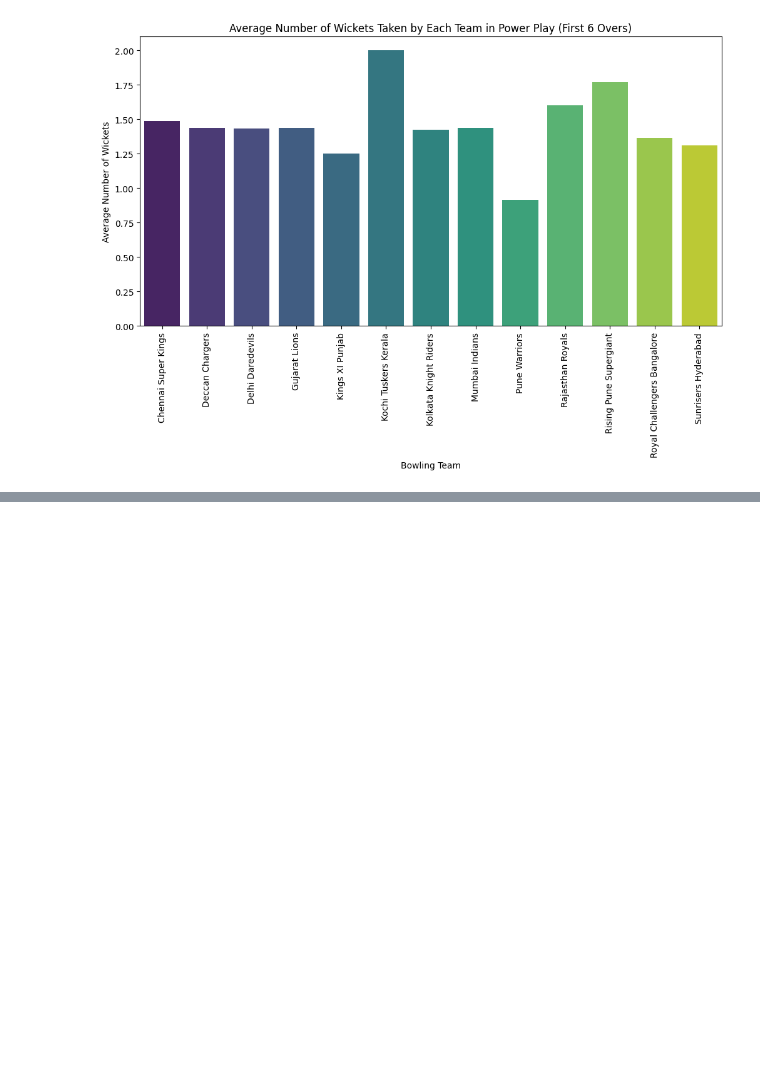
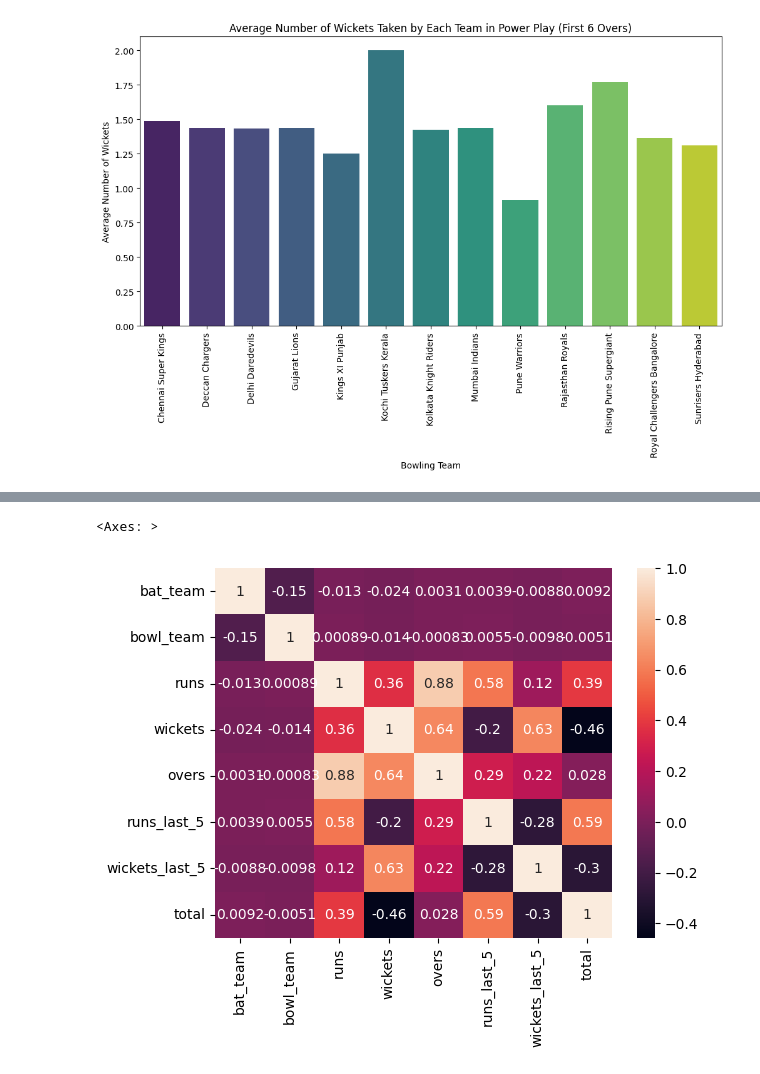
Before and after one commit to MUHAMMAD145/Capstone-Pair-Project, a Jupyter notebook: IPL_Score_Predictor_Project.ipynb, the cells around one changed output, grey strips where cells are left out. Cells and saved outputs as stored; diff of their text form; code cells hidden in the pictures; blank space fills up the shorter version.

Commit message:
Data Preparation,  Modelling, Evaluation
3. Data Preparation
4. Modelling
5. Evaluation

```diff
--- a/IPL_Score_Predictor_Project.ipynb
+++ b/IPL_Score_Predictor_Project.ipynb
@@ -353,0 +393,8 @@ Passing `palette` without assigning `hue` is deprecated and will be removed in v
+# %%
+# Keeping only Consistent Teams
+
+print(f'Before Removing Inconsistent Teams : {ipl_df.shape}')
+ipl_df = ipl_df[(ipl_df['bat_team'].isin(const_teams)) & (ipl_df['bowl_team'].isin(const_teams))]
+print(f'After Removing Irrelevant Columns : {ipl_df.shape}')
+print(f"Consistent Teams : \n{ipl_df['bat_team'].unique()}")
+ipl_df.head()
@@ -353,0 +414,7 @@ Passing `palette` without assigning `hue` is deprecated and will be removed in v
+# %%
+# Remove First 5 Overs of every match
+
+print(f'Before Removing Overs : {ipl_df.shape}')
+ipl_df = ipl_df[ipl_df['overs'] >= 5.0]
+print(f'After Removing Overs : {ipl_df.shape}')
+ipl_df.head()
@@ -353,0 +439,8 @@ Passing `palette` without assigning `hue` is deprecated and will be removed in v
+# %%
+# Performing Label Encoding
+
+from sklearn.preprocessing import LabelEncoder, OneHotEncoder
+le = LabelEncoder()
+for col in ['bat_team', 'bowl_team']:
+  ipl_df[col] = le.fit_transform(ipl_df[col])
+ipl_df.head()
@@ -353,0 +464,21 @@ Passing `palette` without assigning `hue` is deprecated and will be removed in v
+# %%
+# Plotting a Correlation Matrix of current data
+
+# from seaborn import heatmap: This line imports the heatmap function from the Seaborn library, which is used to create a heatmap for visualizing the correlation matrix.
+# annot=True: This argument specifies that the values of the correlation coefficients should be displayed within each cell of the heatmap.
+
+# 1. Correlation Measures Relationship: Correlation is a statistical measure that quantifies the degree of relationship between two variables, indicating whether they are related and how strongly.
+
+# 2. Strength and Direction: Correlation coefficients range from -1 to 1. A positive value indicates a positive relationship, negative indicates a negative relationship, and 0 means no linear relationship. The closer to -1 or 1, the stronger the relationship.
+
+# 3. No Causation**: Correlation does not imply causation. Even if two variables are correlated, it does not mean that one causes the other. Other factors may be at play.
+
+# 4. Visual Representation: Correlations are often visualized using scatterplots. Positive correlations show an upward-sloping pattern, while negative correlations show a downward-sloping pattern.
+
+# 5. Use in Data Analysis: Correlation analysis is essential for identifying patterns, feature selection, and understanding relationships in data. It's a valuable tool in various fields, such as finance and data science.
+
+from seaborn import heatmap
+heatmap(data=ipl_df.corr(), annot=True)
+# %% [output]
+<Axes: >
+[figure, added]
```
Also changed, not shown: parts of 72 cells of this notebook.
